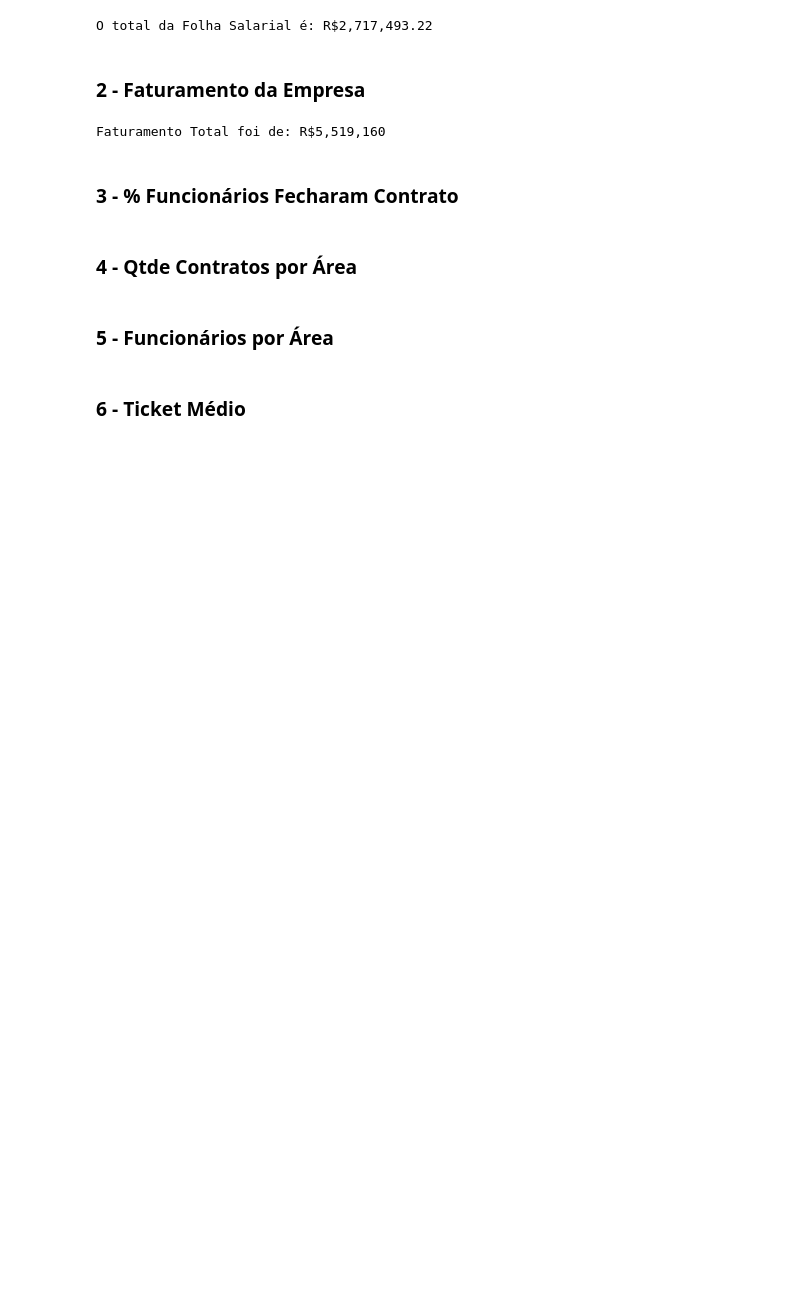
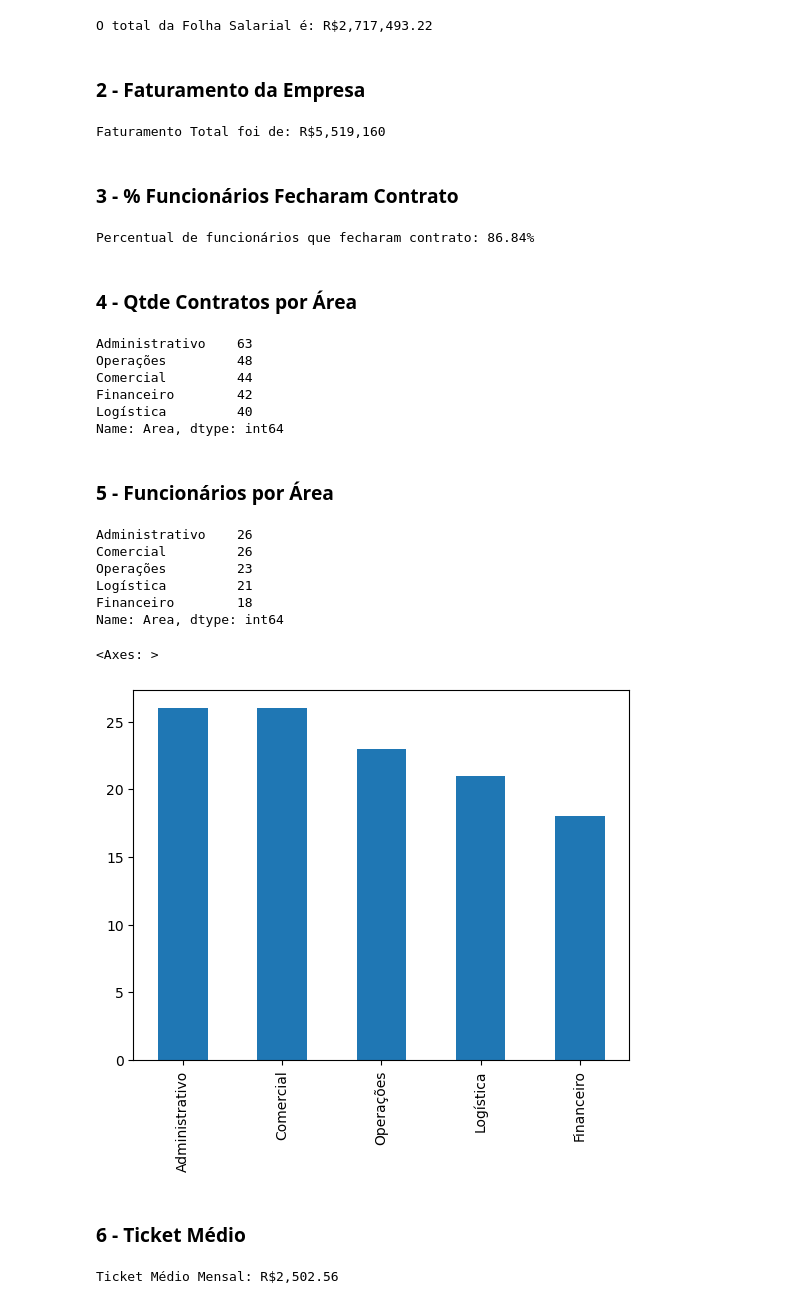
Before and after one commit to GabriellCabrall/python-impressionador, a Jupyter notebook: Modulo_19_Analise_de_dados_Pandas/miniprojeto/18.13 Exercícios Pandas.ipynb, the cells around one changed output. Drawn from its saved outputs; the diff is of its cells as text; code cells hidden in the pictures; blank space fills up the shorter version.

```diff
--- a/Modulo_19_Analise_de_dados_Pandas/miniprojeto/18.13 Exercícios Pandas.ipynb
+++ b/Modulo_19_Analise_de_dados_Pandas/miniprojeto/18.13 Exercícios Pandas.ipynb
@@ -124,9 +124,44 @@ print('Faturamento Total foi de: R${:,}'.format(faturamentos_df['Faturamento Tot
 Faturamento Total foi de: R$5,519,160
 # %% [markdown]
 ### 3 - % Funcionários Fecharam Contrato
+# %%
+qtde_funcionario_fecharam = len(servicos_df['ID Funcionário'].unique())
+qtde_funcionario_total = len(funcionarios_df['ID Funcionário'])
+print('Percentual de funcionários que fecharam contrato: {:.2%}'.format(qtde_funcionario_fecharam / qtde_funcionario_total))
+# %% [output]
+Percentual de funcionários que fecharam contrato: 86.84%
 # %% [markdown]
 ### 4 - Qtde Contratos por Área
+# %%
+contratos_area_df = servicos_df[['ID Funcionário']].merge(funcionarios_df[['ID Funcionário', 'Area']], on='ID Funcionário')
+contrtratos_area_qtde = contratos_area_df['Area'].value_counts()
+print(contrtratos_area_qtde)
+# %% [output]
+Administrativo    63
+Operações         48
+Comercial         44
+Financeiro        42
+Logística         40
+Name: Area, dtype: int64
 # %% [markdown]
 ### 5 - Funcionários por Área
+# %%
+qtde_funcionarios_area = funcionarios_df['Area'].value_counts()
+print(qtde_funcionarios_area)
+qtde_funcionarios_area.plot(kind='bar')
+# %% [output]
+Administrativo    26
+Comercial         26
+Operações         23
+Logística         21
+Financeiro        18
+Name: Area, dtype: int64
+<Axes: >
+[figure, added]
 # %% [markdown]
 ### 6 - Ticket Médio
+# %%
+ticket_medio = clientes_df['Valor Contrato Mensal'].mean()
+print('Ticket Médio Mensal: R${:,.2f}'.format(ticket_medio))
+# %% [output]
+Ticket Médio Mensal: R$2,502.56
```
